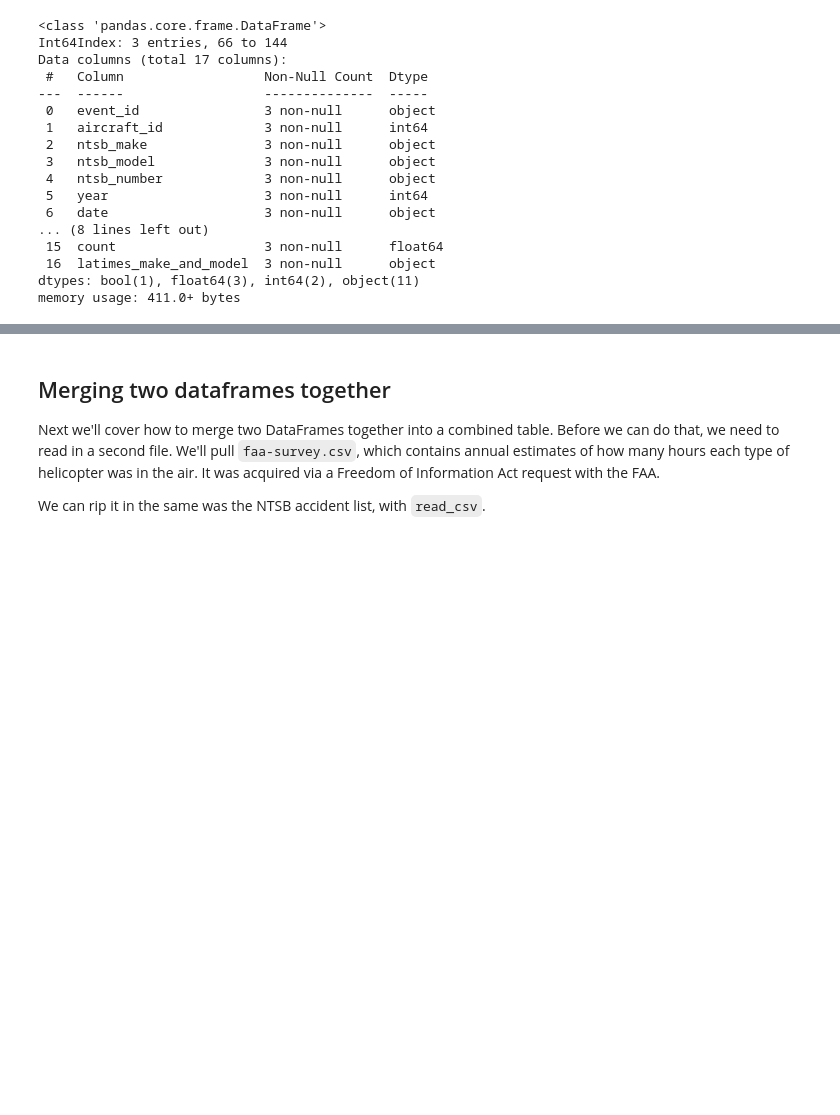
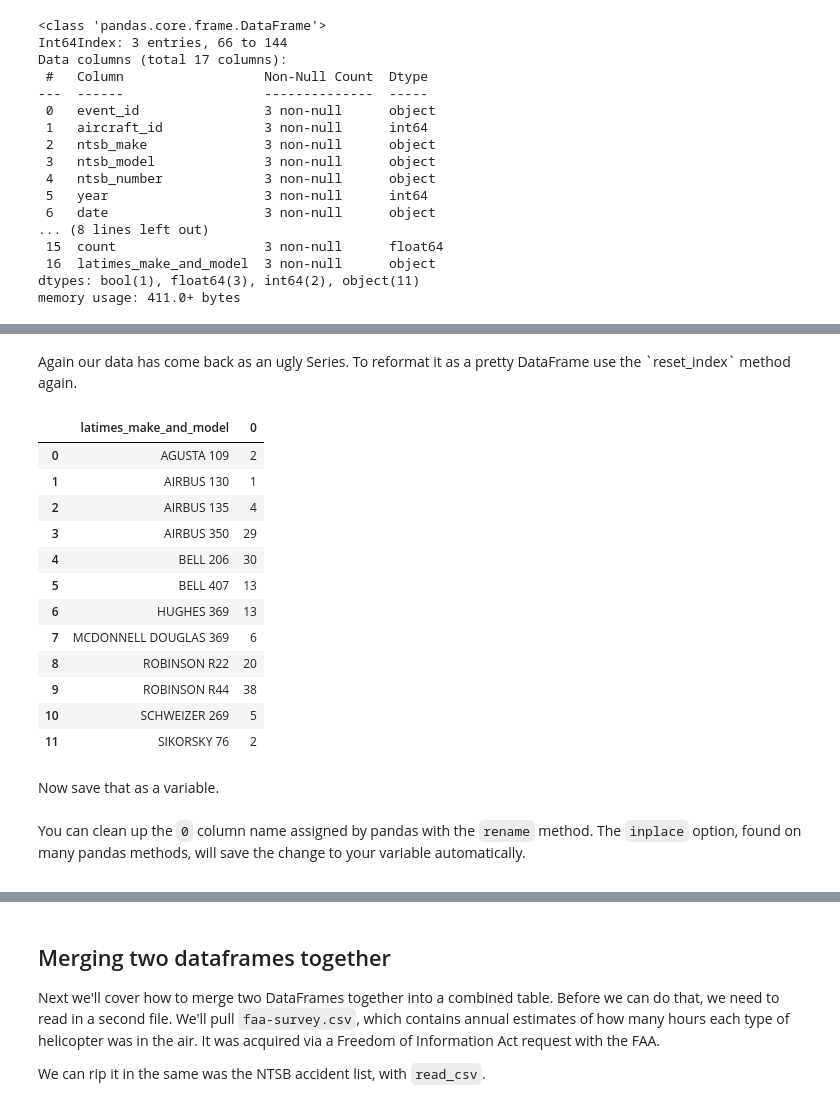
Before and after one commit to palewire/first-python-notebook, a Jupyter notebook: jupyterlite/fast-python-notebook/notebook.ipynb, the cells around one changed output, grey strips where cells are left out. Drawn from its saved outputs; the diff is of its cells as text; code cells hidden in the pictures; blank space fills up the shorter version.

Commit message:
Groups in

```diff
--- a/jupyterlite/fast-python-notebook/notebook.ipynb
+++ b/jupyterlite/fast-python-notebook/notebook.ipynb
@@ -505,0 +564,22 @@ memory usage: 411.0+ bytes
+# %% [markdown]
+<div style="max-width: 640px;">
+Again our data has come back as an ugly Series. To reformat it as a pretty DataFrame use the `reset_index` method again.
+</div>
+# %%
+accident_list.groupby("latimes_make_and_model").size().reset_index()
+# %% [output]
+|  | latimes_make_and_model | 0 |
+| 0 | AGUSTA 109 | 2 |
+| 1 | AIRBUS 130 | 1 |
+| 2 | AIRBUS 135 | 4 |
+| 3 | AIRBUS 350 | 29 |
+| 4 | BELL 206 | 30 |
+| 5 | BELL 407 | 13 |
+| 6 | HUGHES 369 | 13 |
+| 7 | MCDONNELL DOUGLAS 369 | 6 |
+| 8 | ROBINSON R22 | 20 |
+| 9 | ROBINSON R44 | 38 |
+| 10 | SCHWEIZER 269 | 5 |
+| 11 | SIKORSKY 76 | 2 |
+# %% [markdown]
+Now save that as a variable.
@@ -505,0 +588,6 @@ memory usage: 411.0+ bytes
+# %% [markdown]
+<div style="max-width: 640px;">
+
+You can clean up the `0` column name assigned by pandas with the `rename` method. The `inplace` option, found on many pandas methods, will save the change to your variable automatically.
+
+</div>
```
Also changed, not shown: parts of 21 cells of this notebook.
